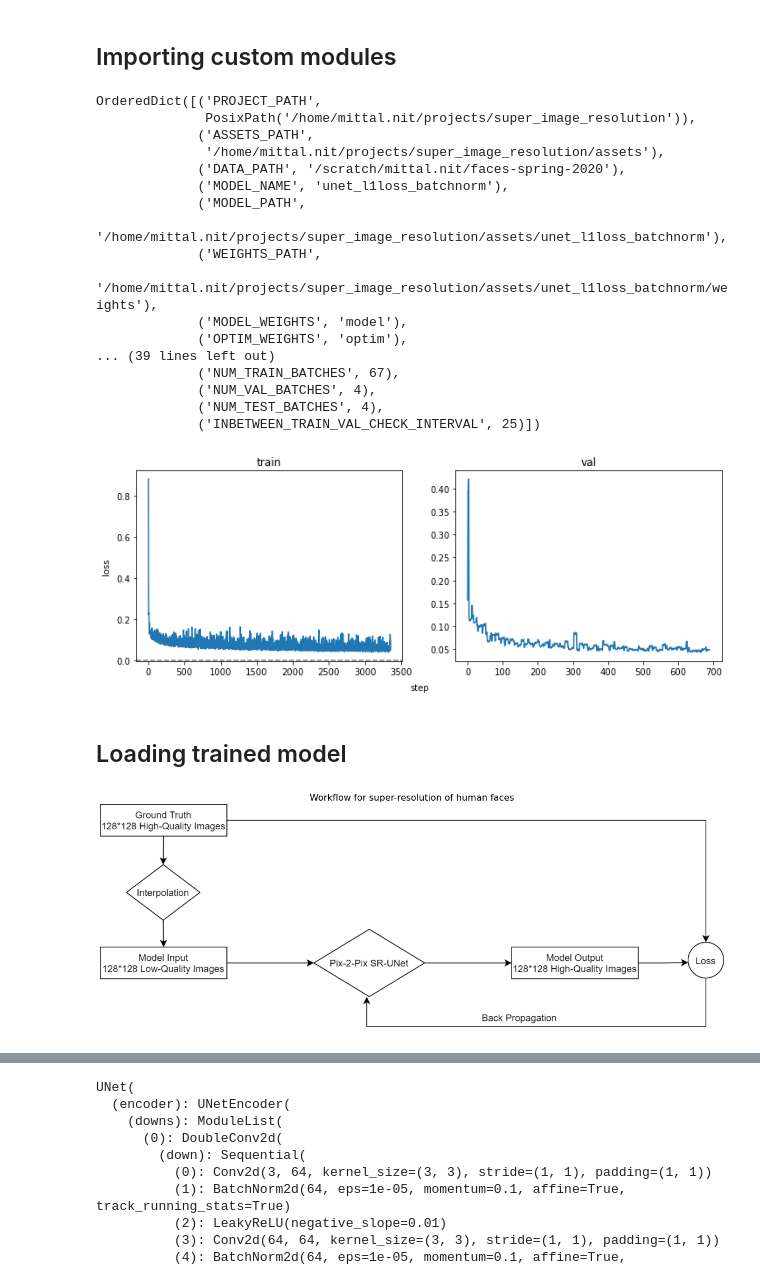
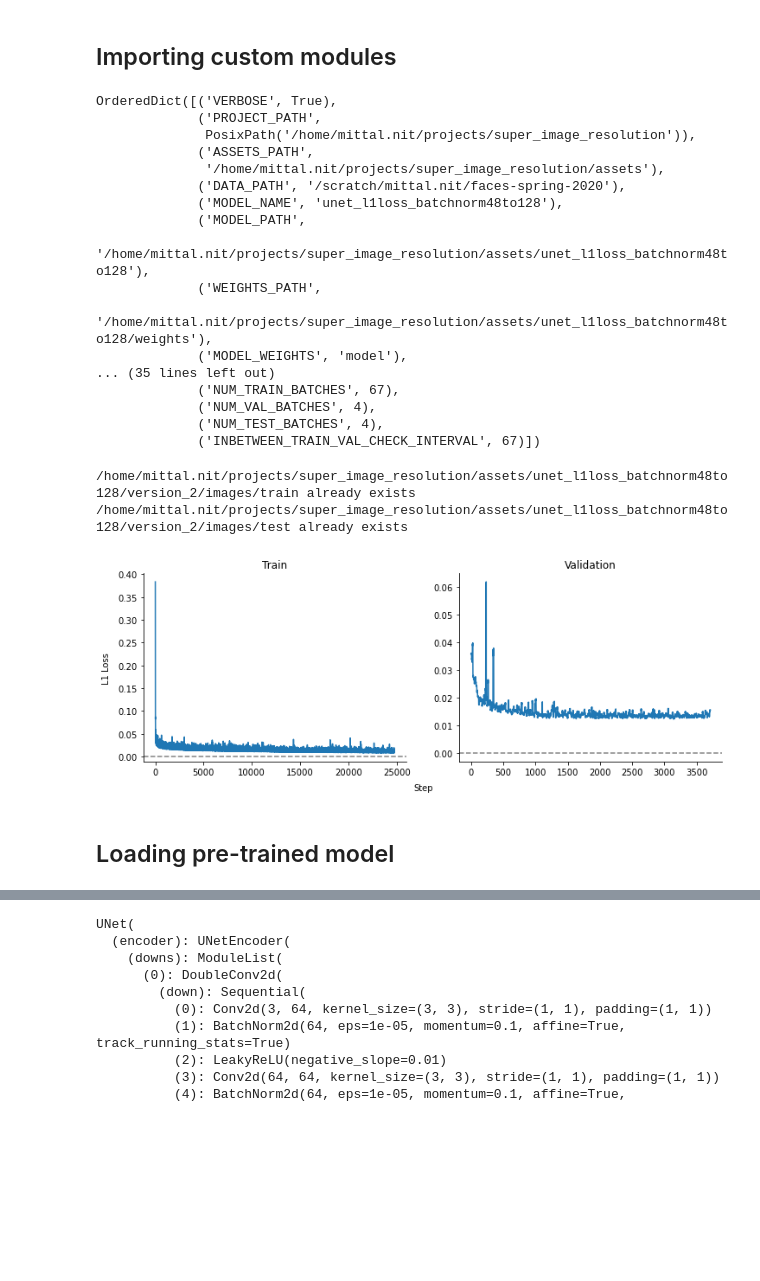
Before and after one commit to nitinkmittal/super_image_resolution, a Jupyter notebook: notebooks/20210613-results.ipynb, the cells around one changed output, grey strips where cells are left out. Drawn from its saved outputs; the diff is of its cells as text; code cells hidden in the pictures; blank space fills up the shorter version.

Commit message:
Added code to perform SR on human faces

```diff
--- a/notebooks/20210613-results.ipynb
+++ b/notebooks/20210613-results.ipynb
@@ -41,37 +36,51 @@ from super_image_resolution.models.unet import UNet
 # %%
-HPARAMS = pd.read_pickle("/home/mittal.nit/projects/super_image_resolution/assets/unet_l1loss_batchnorm/version_1/hparams")
+HPARAMS = pd.read_pickle(
+    "/home/mittal.nit/projects/super_image_resolution/"
+    f"assets/unet_l1loss_batchnorm48to128/version_2/hparams")
 # %%
 HPARAMS
 # %% [output]
-OrderedDict([('PROJECT_PATH',
+OrderedDict([('VERBOSE', True),
+             ('PROJECT_PATH',
               PosixPath('/home/mittal.nit/projects/super_image_resolution')),
              ('ASSETS_PATH',
               '/home/mittal.nit/projects/super_image_resolution/assets'),
              ('DATA_PATH', '/scratch/mittal.nit/faces-spring-2020'),
-             ('MODEL_NAME', 'unet_l1loss_batchnorm'),
+             ('MODEL_NAME', 'unet_l1loss_batchnorm48to128'),
              ('MODEL_PATH',
-              '/home/mittal.nit/projects/super_image_resolution/assets/unet_l1loss_batchnorm'),
+              '/home/mittal.nit/projects/super_image_resolution/assets/unet_l1loss_batchnorm48to128'),
              ('WEIGHTS_PATH',
-              '/home/mittal.nit/projects/super_image_resolution/assets/unet_l1loss_batchnorm/weights'),
+              '/home/mittal.nit/projects/super_image_resolution/assets/unet_l1loss_batchnorm48to128/weights'),
              ('MODEL_WEIGHTS', 'model'),
-             ('OPTIM_WEIGHTS', 'optim'),
-... (39 lines left out)
+... (35 lines left out)
              ('NUM_TRAIN_BATCHES', 67),
              ('NUM_VAL_BATCHES', 4),
              ('NUM_TEST_BATCHES', 4),
-             ('INBETWEEN_TRAIN_VAL_CHECK_INTERVAL', 25)])
+             ('INBETWEEN_TRAIN_VAL_CHECK_INTERVAL', 67)])
+# %%
+TRAIN_IMAGES_PATH = os.path.join(os.path.dirname(HPARAMS["IMAGES_PATH"]), "train")
+make_dirs(TRAIN_IMAGES_PATH)
+TEST_IMAGES_PATH = os.path.join(os.path.dirname(HPARAMS["IMAGES_PATH"]), "test")
+make_dirs(TEST_IMAGES_PATH)
+# %% [output]
+/home/mittal.nit/projects/super_image_resolution/assets/unet_l1loss_batchnorm48to128/version_2/images/train already exists
+/home/mittal.nit/projects/super_image_resolution/assets/unet_l1loss_batchnorm48to128/version_2/images/test already exists
 # %%
 metrics = pd.read_pickle(os.path.join(HPARAMS["EXPERIMENT_VERSION_PATH"], HPARAMS["METRICS"]))
 fig, (ax1, ax2) = plt.subplots(ncols=2, figsize=(12, 4))
 ax1.plot(metrics["train"]["step"])
 ax1.axhline(y=0, linestyle="dashed", color="gray")
-ax1.set_title("train")
+ax1.set_title("Train")
 ax2.plot(metrics["val"]["step"])
-# ax2.axhline(y=0, linestyle="dashed", color="gray")
-ax2.set_title("val")
-fig.text(x=.08, y=.5, s="loss", va="center", rotation=90)
-fig.text(x=.5, y=.01, s="step", ha="center")
+ax2.axhline(y=0, linestyle="dashed", color="gray")
+ax2.set_title("Validation")
+sns.despine(ax=ax1)
+fig.text(x=.07, y=.5, s="L1 Loss", va="center", rotation=90)
+fig.text(x=.5, y=.01, s="Step", ha="center")
+sns.despine(ax=ax2)
+# plt.tight_layout()
+plt.savefig(os.path.join(TRAIN_IMAGES_PATH, "losses"), dpi=300, bbox_inches="tight")
 plt.show()
 # %% [output]
-[figure, old version]
+[figure, new version]
 # %%
@@ -133,10 +123,2 @@ out_invert_norm = InvertNormalize(
 # %% [markdown]
-## Loading trained model
+## Loading pre-trained model
-# %%
-fig, ax = plt.subplots(figsize=(20,10))
-ax.imshow(plt.imread('/home/mittal.nit/projects/super_image_resolution/assets/unet_l1loss_batchnorm/SR-UNET Workflow.png'))
-ax.set_title("Workflow for super-resolution of human faces", fontdict={"fontsize": 16})
-ax.set_axis_off()
-plt.show()
-# %% [output]
-[figure, removed]
```
Also changed, not shown: parts of 31 cells of this notebook, 9 other files.
